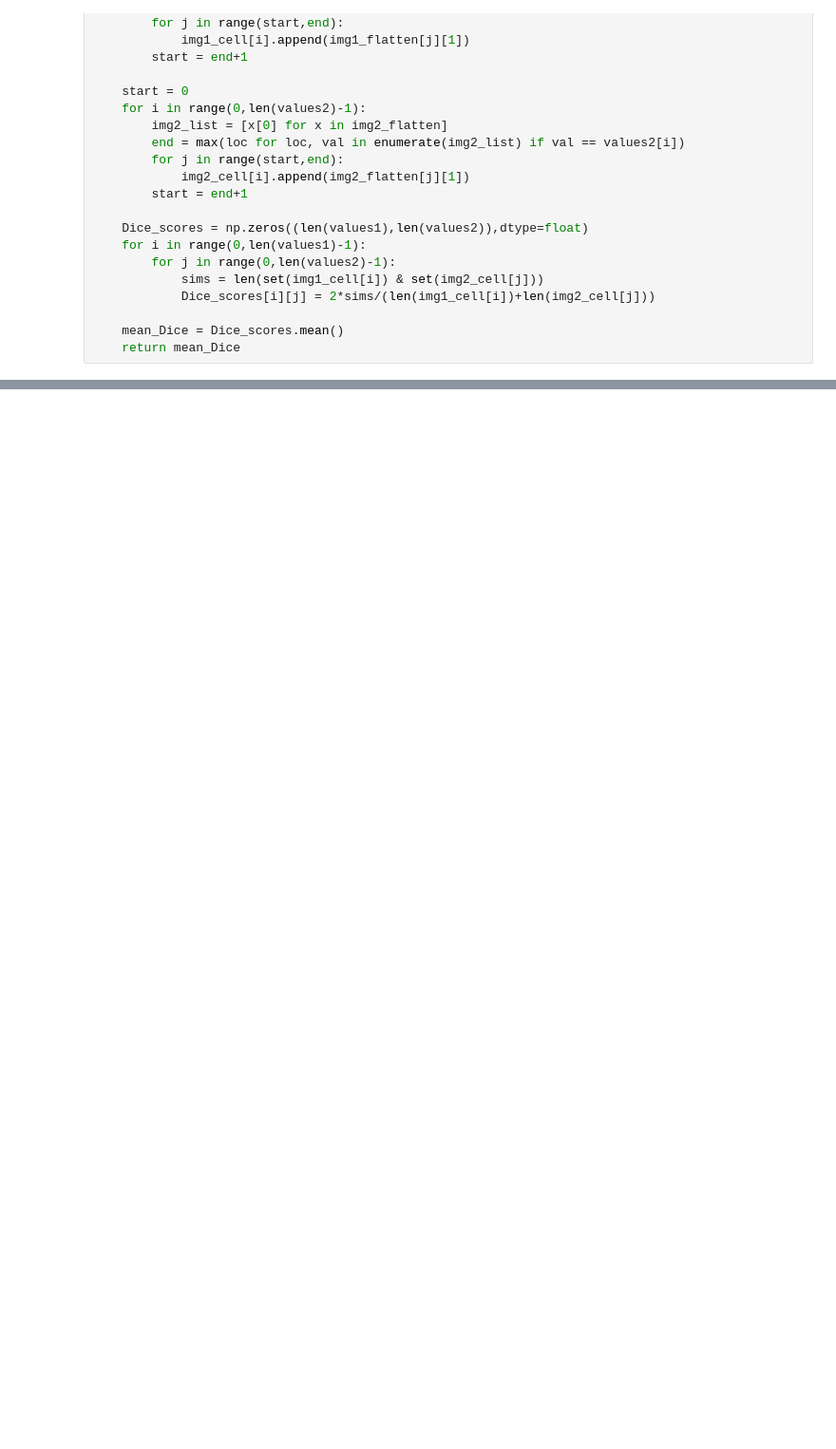
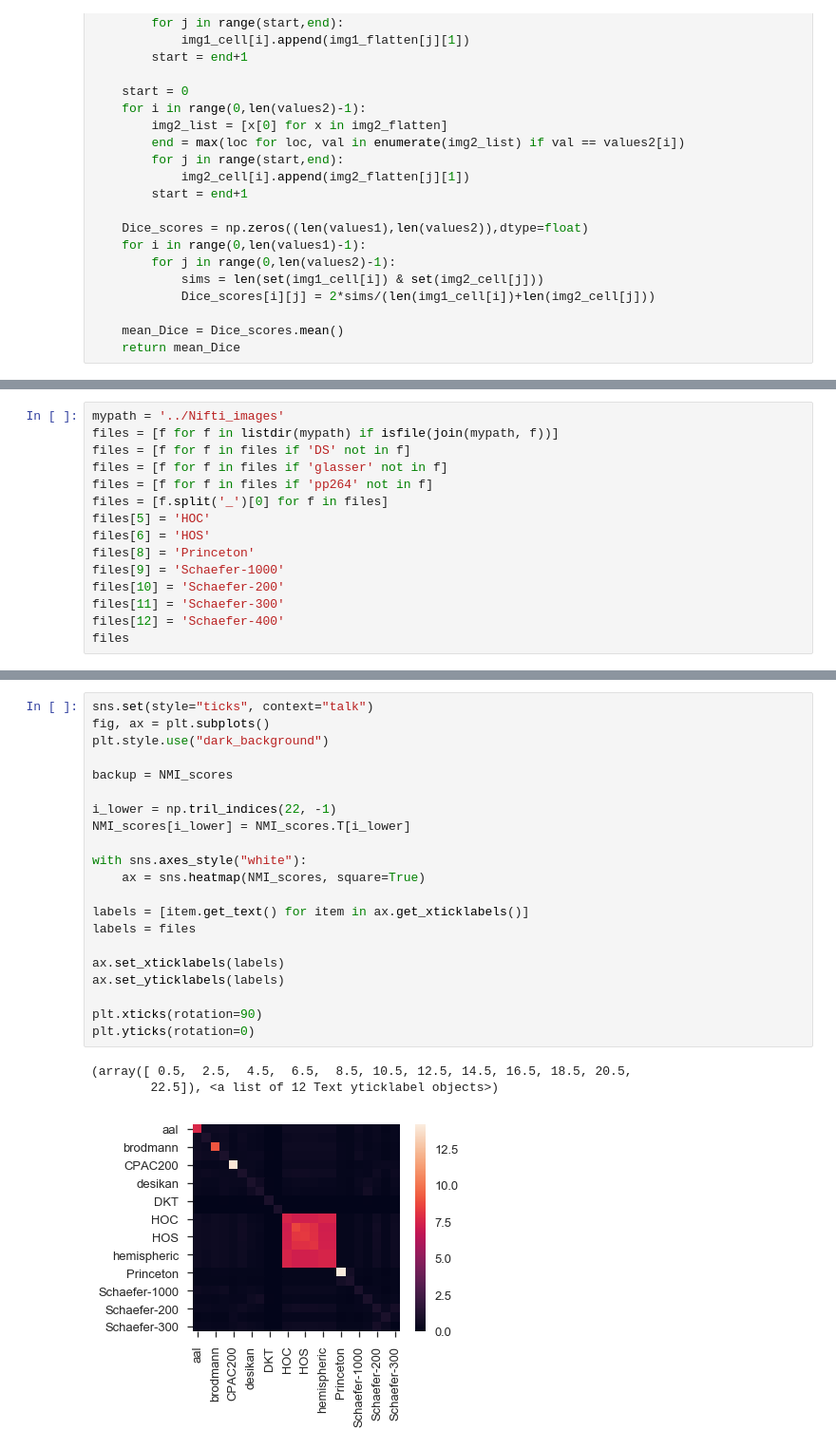
Before and after one commit to NeuroDataDesign/the-ents, a Jupyter notebook: atlases/Code/Atlas_Statistics.ipynb, the cells around one changed output, grey strips where cells are left out. Shown at 95% size. Drawn from its saved outputs; the diff is of its cells as text; blank space fills up the shorter version.

```diff
--- a/atlases/Code/Atlas_Statistics.ipynb
+++ b/atlases/Code/Atlas_Statistics.ipynb
@@ -79,0 +134,15 @@ sns.heatmap(Dice_scores)
+# %%
+mypath = '../Nifti_images'
+files = [f for f in listdir(mypath) if isfile(join(mypath, f))]
+files = [f for f in files if 'DS' not in f]
+files = [f for f in files if 'glasser' not in f]
+files = [f for f in files if 'pp264' not in f]
+files = [f.split('_')[0] for f in files]
+files[5] = 'HOC'
+files[6] = 'HOS'
+files[8] = 'Princeton'
+files[9] = 'Schaefer-1000'
+files[10] = 'Schaefer-200'
+files[11] = 'Schaefer-300'
+files[12] = 'Schaefer-400'
+files
@@ -79,0 +167,25 @@ sns.heatmap(Dice_scores)
+# %%
+sns.set(style="ticks", context="talk")
+fig, ax = plt.subplots()
+plt.style.use("dark_background")
+
+backup = NMI_scores
+
+i_lower = np.tril_indices(22, -1)
+NMI_scores[i_lower] = NMI_scores.T[i_lower]
+
+with sns.axes_style("white"):
+    ax = sns.heatmap(NMI_scores, square=True)
+
+labels = [item.get_text() for item in ax.get_xticklabels()]
+labels = files
+
+ax.set_xticklabels(labels)
+ax.set_yticklabels(labels)
+
+plt.xticks(rotation=90)
+plt.yticks(rotation=0)
+# %% [output]
+(array([ 0.5,  2.5,  4.5,  6.5,  8.5, 10.5, 12.5, 14.5, 16.5, 18.5, 20.5,
+        22.5]), <a list of 12 Text yticklabel objects>)
+[figure, added]
```
Also changed, not shown: parts of 6 cells of this notebook, 1 other file.
